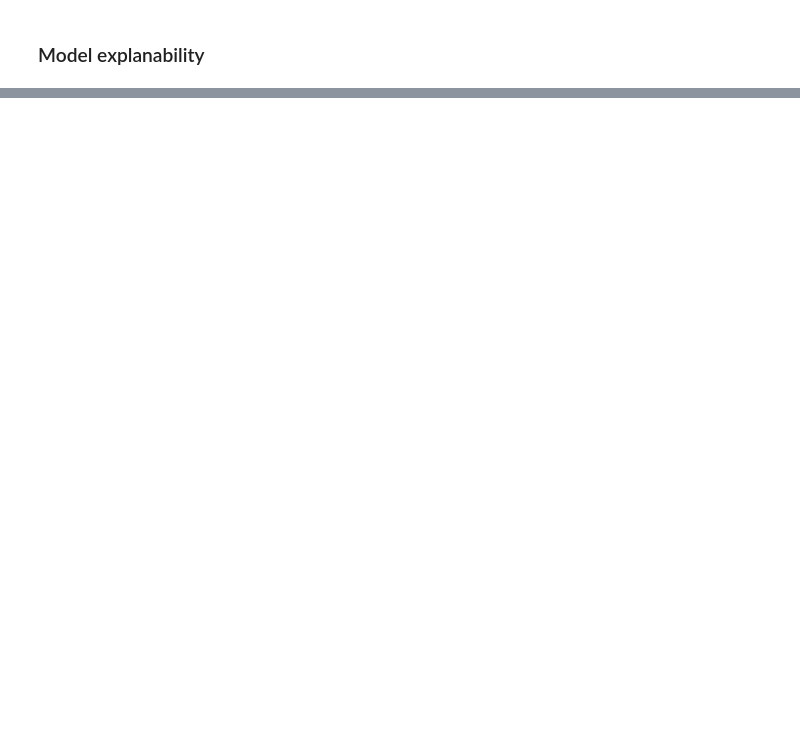
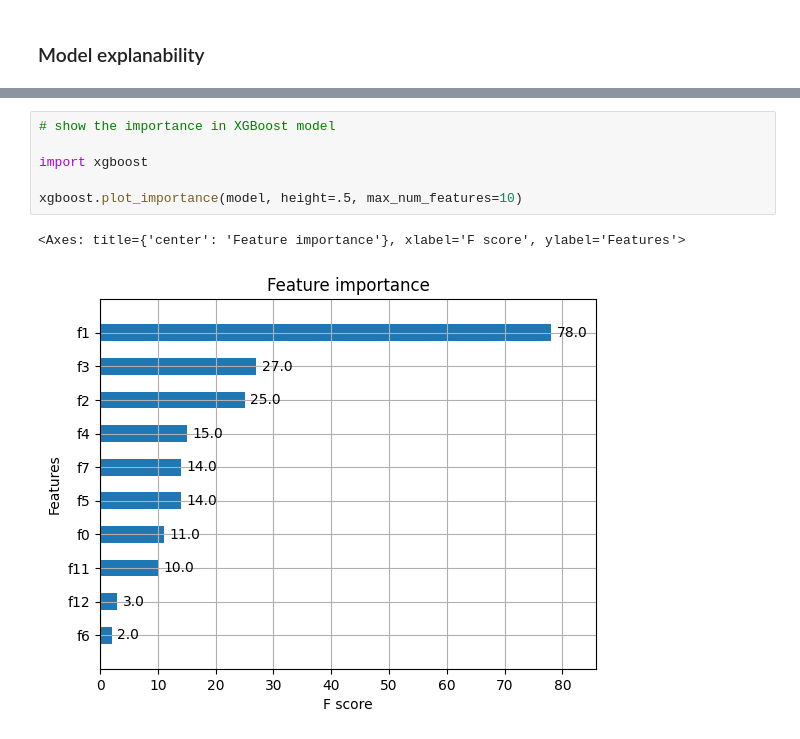
Before and after one commit to wuyi0614/utokyo-lecture-01, a Jupyter notebook: tutorial-classification-001.ipynb, the cells around one changed output, grey strips where cells are left out. Saved outputs shown, nothing was run; the diff lists cells and outputs as text; blank space fills up the shorter version.

```diff
--- a/tutorial-classification-001.ipynb
+++ b/tutorial-classification-001.ipynb
@@ -206,0 +244,9 @@ if_others = -0.31284
+# %%
+# show the importance in XGBoost model
+
+import xgboost
+
+xgboost.plot_importance(model, height=.5, max_num_features=10)
+# %% [output]
+<Axes: title={'center': 'Feature importance'}, xlabel='F score', ylabel='Features'>
+[figure, added]
```
Also changed, not shown: parts of 14 cells of this notebook, 1 other file.
